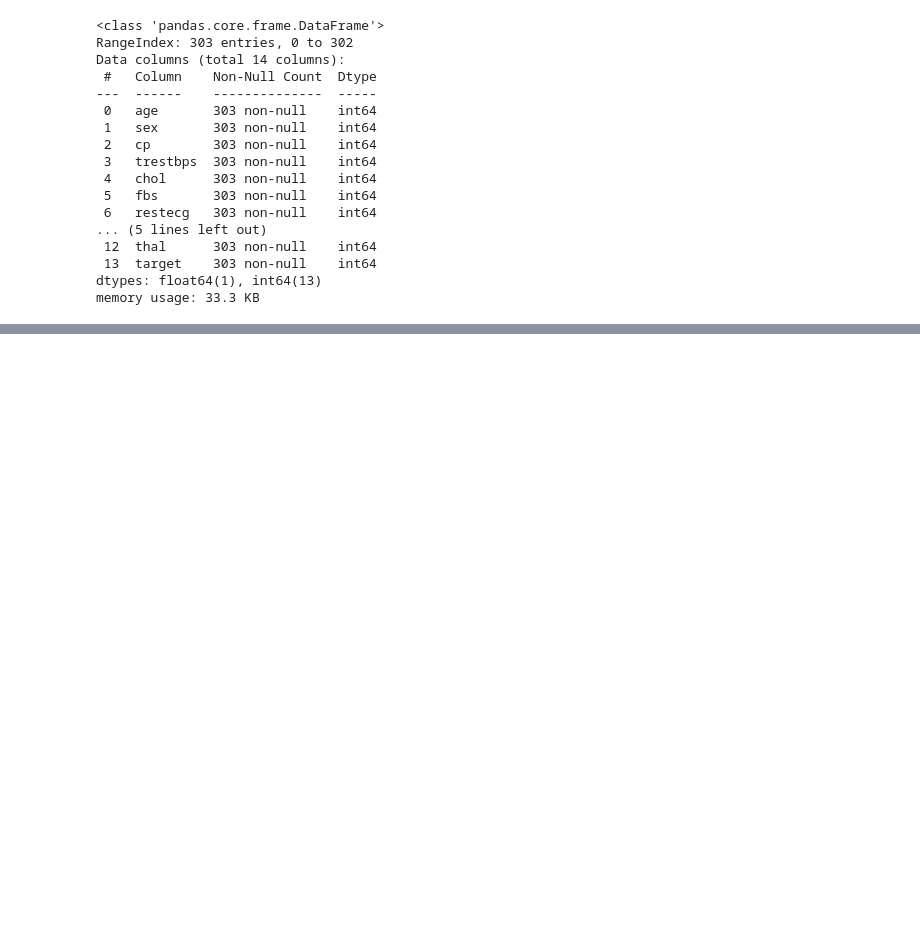
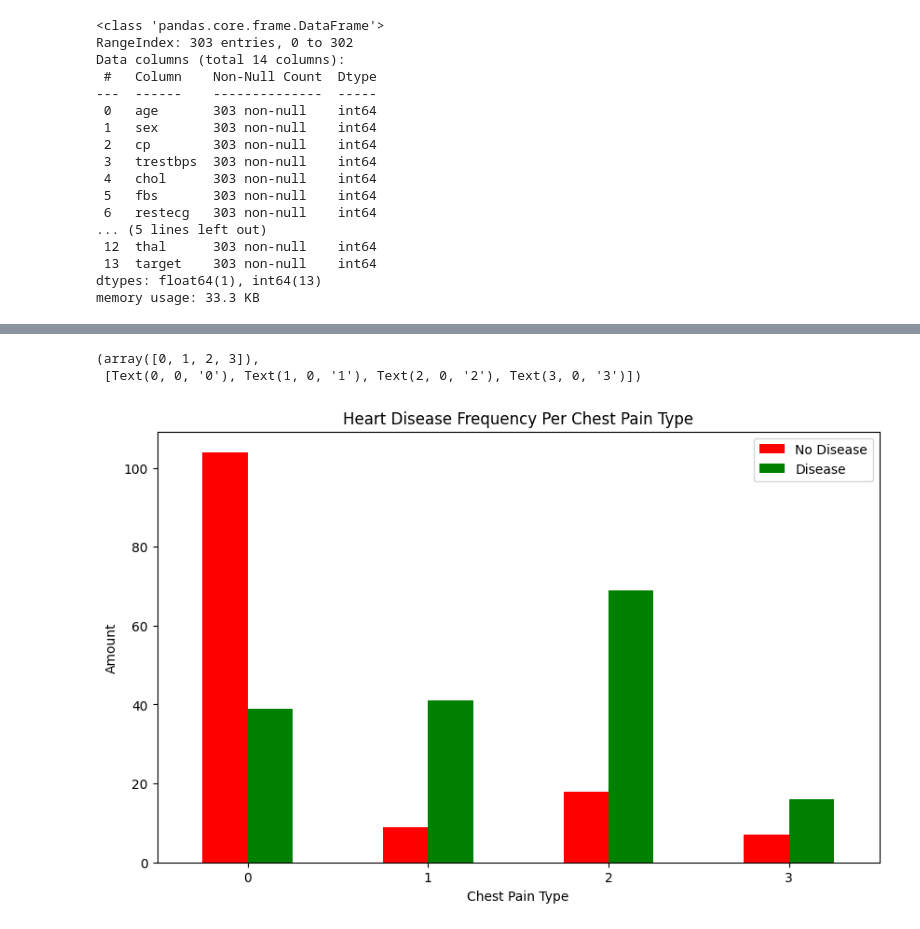
Before and after one commit to pearsvn/heart-disease-ml-project, a Jupyter notebook: heart-disease-model.ipynb, the cells around one changed output, grey strips where cells are left out. Cells and saved outputs as stored; diff of their text form; code cells hidden in the pictures; blank space fills up the shorter version.

```diff
--- a/heart-disease-model.ipynb
+++ b/heart-disease-model.ipynb
@@ -187,0 +231,14 @@ data.describe()
+# %%
+pd.crosstab(data.cp, data.target).plot(kind="bar",
+                                       figsize=(10,6),
+                                       color=["red", "green"])
+
+plt.title("Heart Disease Frequency Per Chest Pain Type")
+plt.xlabel("Chest Pain Type")
+plt.ylabel("Amount")
+plt.legend(["No Disease", "Disease"])
+plt.xticks(rotation=0)
+# %% [output]
+(array([0, 1, 2, 3]),
+ [Text(0, 0, '0'), Text(1, 0, '1'), Text(2, 0, '2'), Text(3, 0, '3')])
+[figure, added]
```
Also changed, not shown: parts of 27 cells of this notebook.
